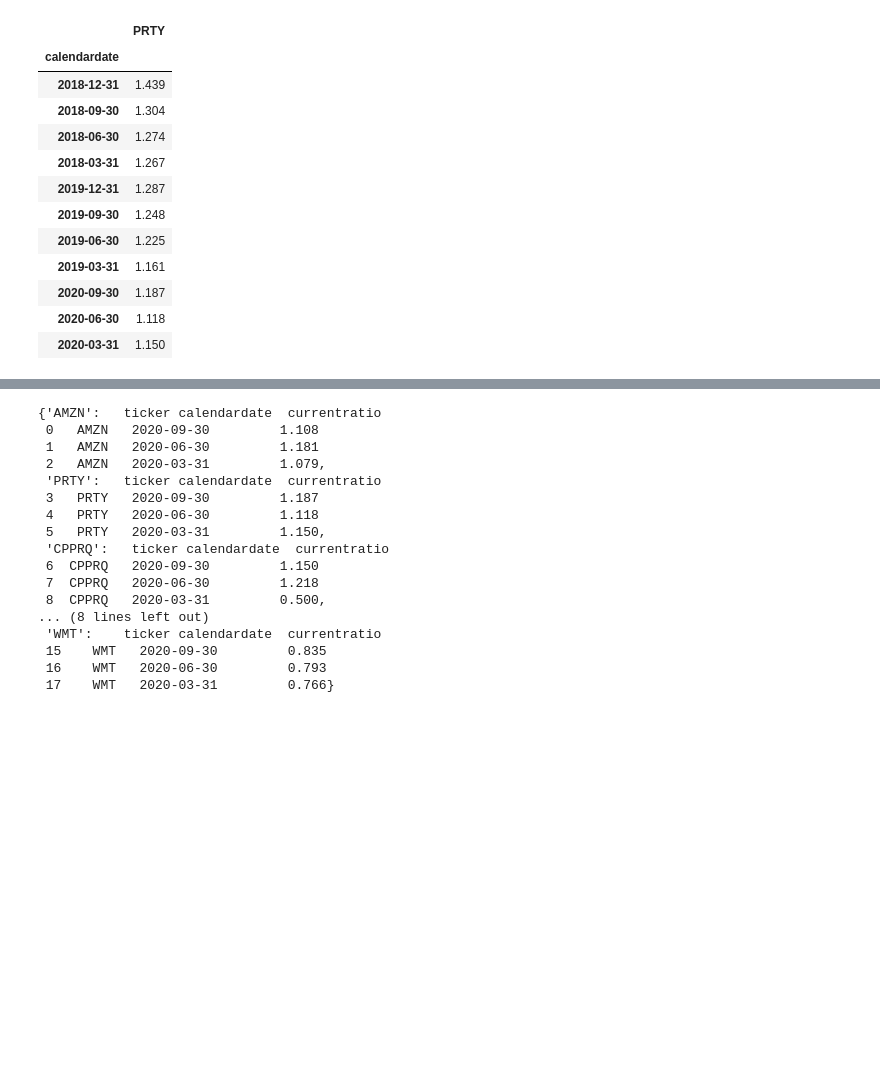
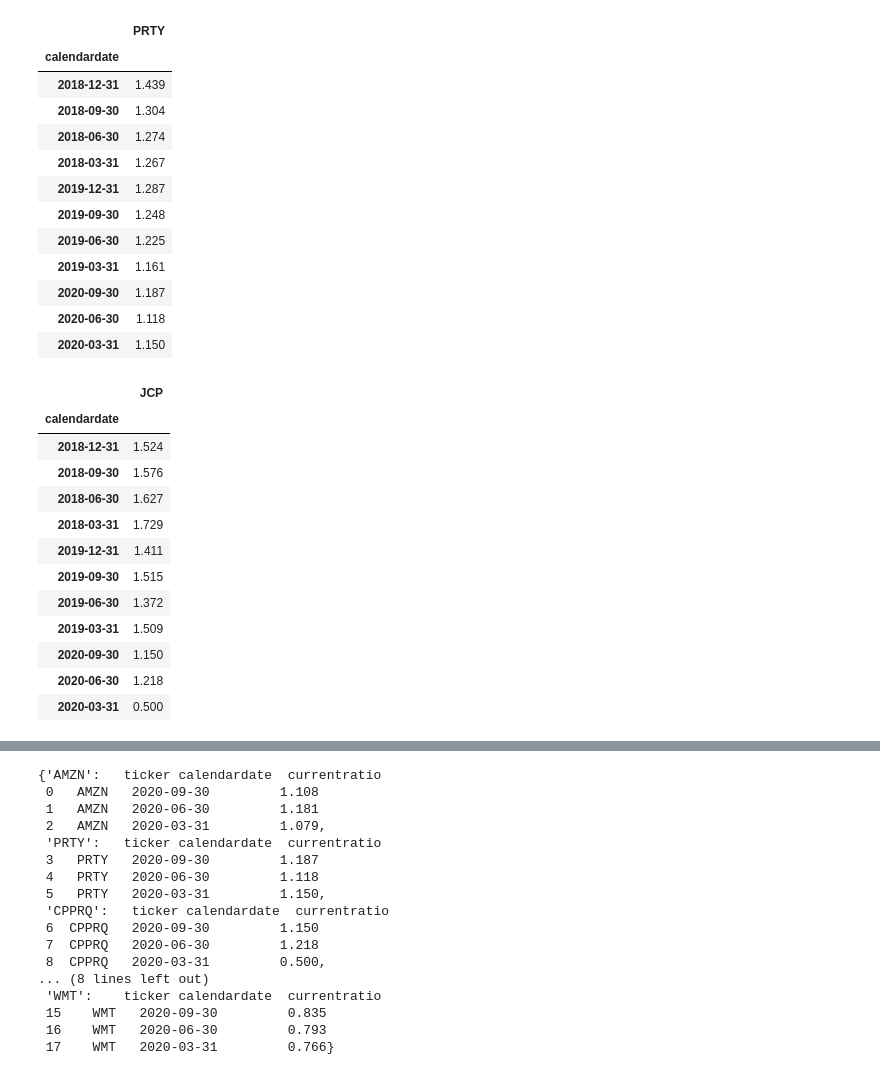
Before and after one commit to youssefabdelwahab/Fintech_Project1, a Jupyter notebook: financial_analysis_kaushik.ipynb, the cells around one changed output, grey strips where cells are left out. Drawn from its saved outputs; the diff is of its cells as text; code cells hidden in the pictures; blank space fills up the shorter version.

```diff
--- a/financial_analysis_kaushik.ipynb
+++ b/financial_analysis_kaushik.ipynb
@@ -334,13 +334,27 @@ all_prty_cr
 | 2020-03-31 | 1.150 |
 # %%
 #JCP CurrentRatio
-all_prty_cr = pd.DataFrame()
+all_cpprq_cr = pd.DataFrame()
 for y in [2018,2019,2020]:
-    all_prty_cr = all_prty_cr.append(current_ratio_ticker_year('PRTY',y))
+    all_cpprq_cr = all_cpprq_cr.append(current_ratio_ticker_year('CPPRQ',y))
 
-all_prty_cr.set_index('calendardate',inplace=True)
-all_prty_cr.drop(columns='ticker',inplace=True)
-all_prty_cr.rename(columns={'currentratio':'PRTY'},inplace=True)
-all_prty_cr
+all_cpprq_cr.set_index('calendardate',inplace=True)
+all_cpprq_cr.drop(columns='ticker',inplace=True)
+all_cpprq_cr.rename(columns={'currentratio':'JCP'},inplace=True)
+all_cpprq_cr
+# %% [output]
+|  | JCP |
+| calendardate |  |
+| 2018-12-31 | 1.524 |
+| 2018-09-30 | 1.576 |
+| 2018-06-30 | 1.627 |
+| 2018-03-31 | 1.729 |
+| 2019-12-31 | 1.411 |
+| 2019-09-30 | 1.515 |
+| 2019-06-30 | 1.372 |
+| 2019-03-31 | 1.509 |
+| 2020-09-30 | 1.150 |
+| 2020-06-30 | 1.218 |
+| 2020-03-31 | 0.500 |
 # %%
 # All Current Ratio
```
Also changed, not shown: parts of 3 cells of this notebook.
